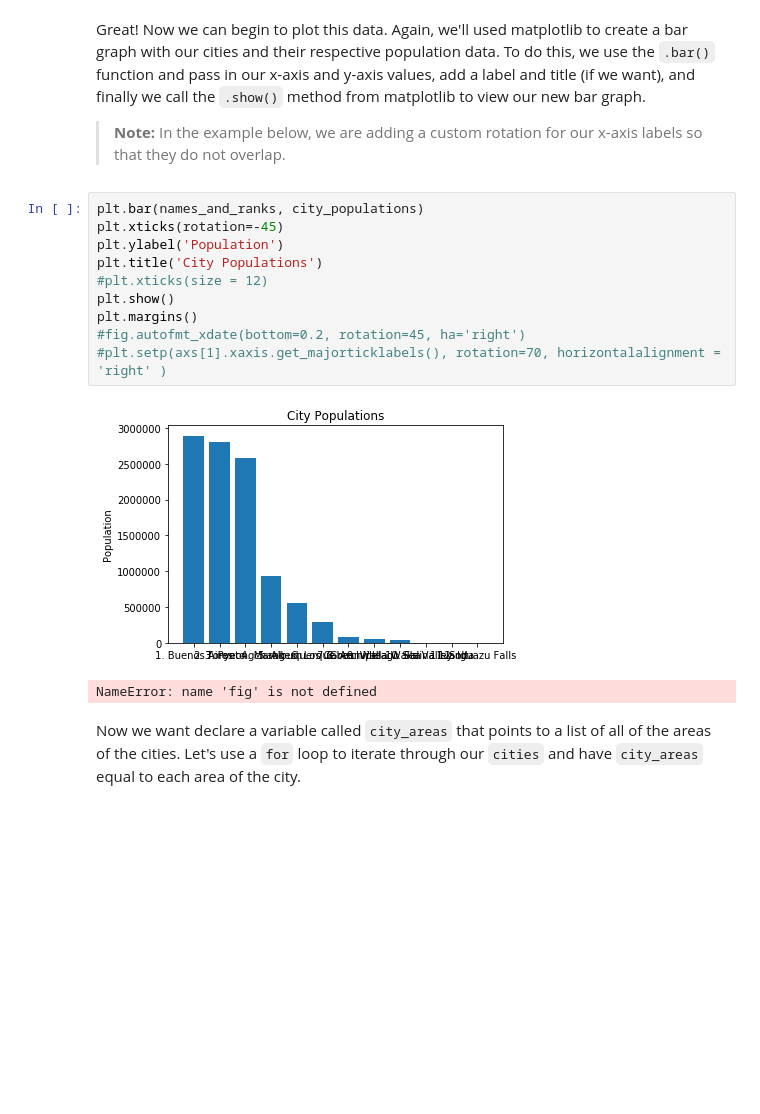
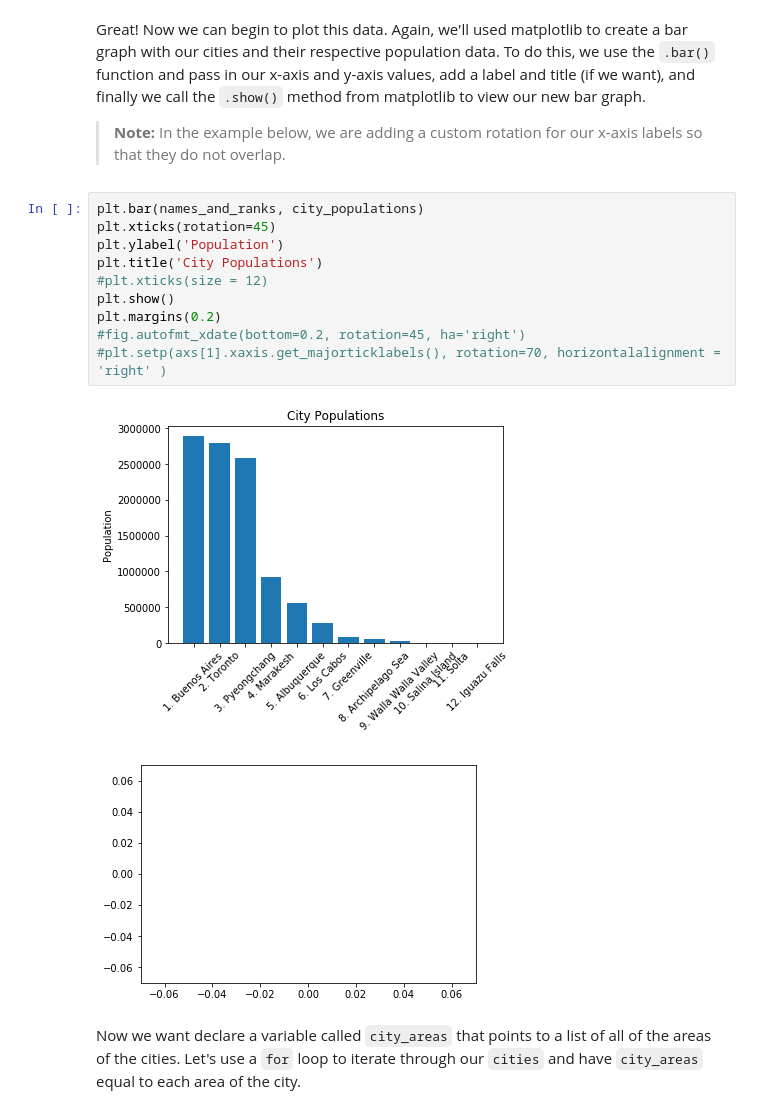
Before and after one commit to UpwardTrajectory/dsc-1-01-20-looping-over-collections-lab-seattle-ds-career-040119, a Jupyter notebook: index.ipynb, the cells around one changed output. Drawn from its saved outputs; the diff is of its cells as text; blank space fills up the shorter version.

```diff
--- a/index.ipynb
+++ b/index.ipynb
@@ -167,17 +167,17 @@ Great! Now we can begin to plot this data. Again, we'll used matplotlib to creat
 > **Note:** In the example below, we are adding a custom rotation for our x-axis labels so that they do not overlap.
 # %%
 plt.bar(names_and_ranks, city_populations)
-plt.xticks(rotation=-45)
+plt.xticks(rotation=45)
 plt.ylabel('Population')
 plt.title('City Populations')
 #plt.xticks(size = 12)
 plt.show()
-plt.margins()
+plt.margins(0.2)
 #fig.autofmt_xdate(bottom=0.2, rotation=45, ha='right')
 #plt.setp(axs[1].xaxis.get_majorticklabels(), rotation=70, horizontalalignment = 'right' )
 # %% [output]
-[figure, old version]
+[figure, new version]
-NameError: name 'fig' is not defined
+[figure, added]
 # %% [markdown]
 Now we want declare a variable called `city_areas` that points to a list of all of the areas of the cities.  Let's use a `for` loop to iterate through our `cities` and have `city_areas` equal to each area of the city.
 # %%
```
